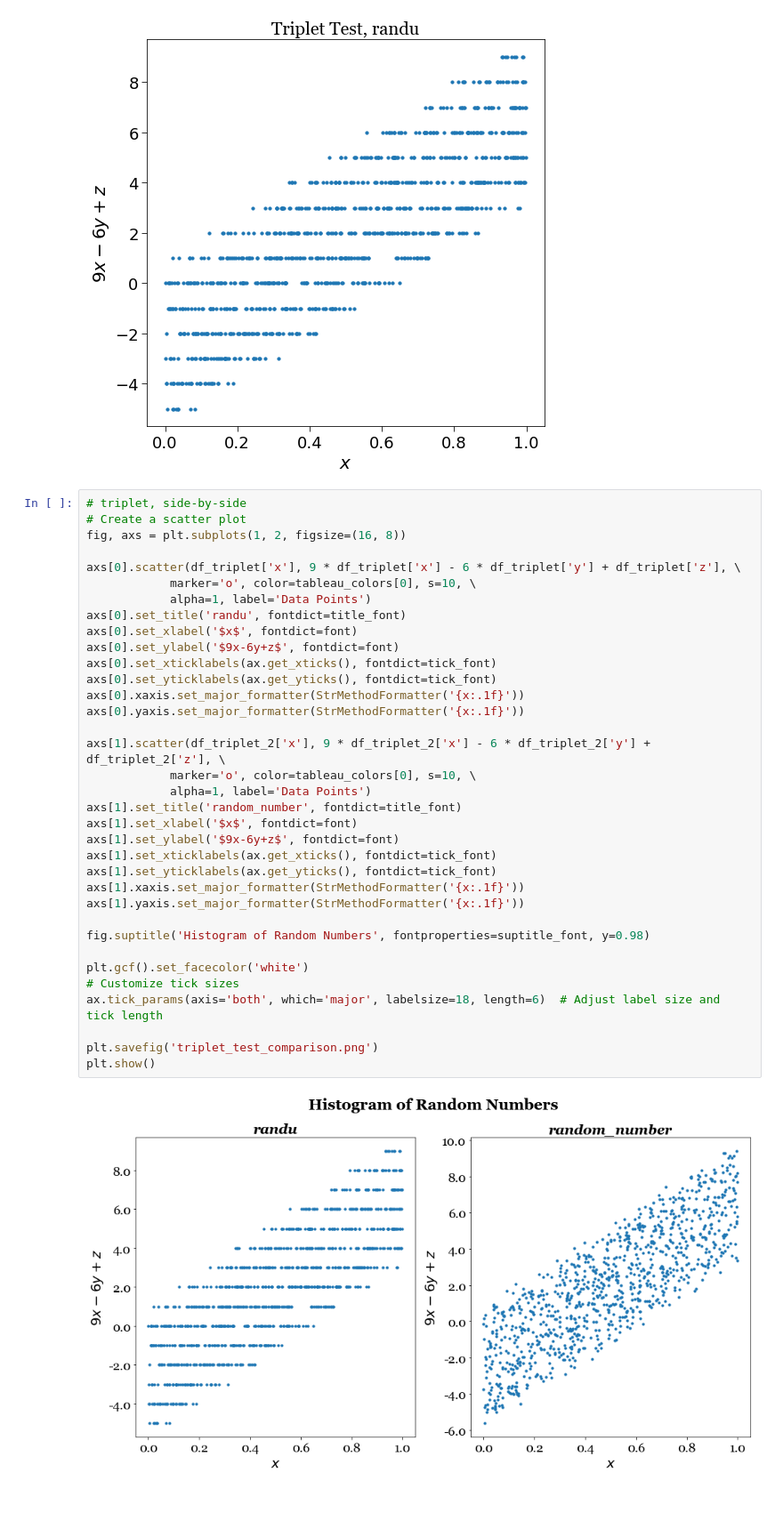
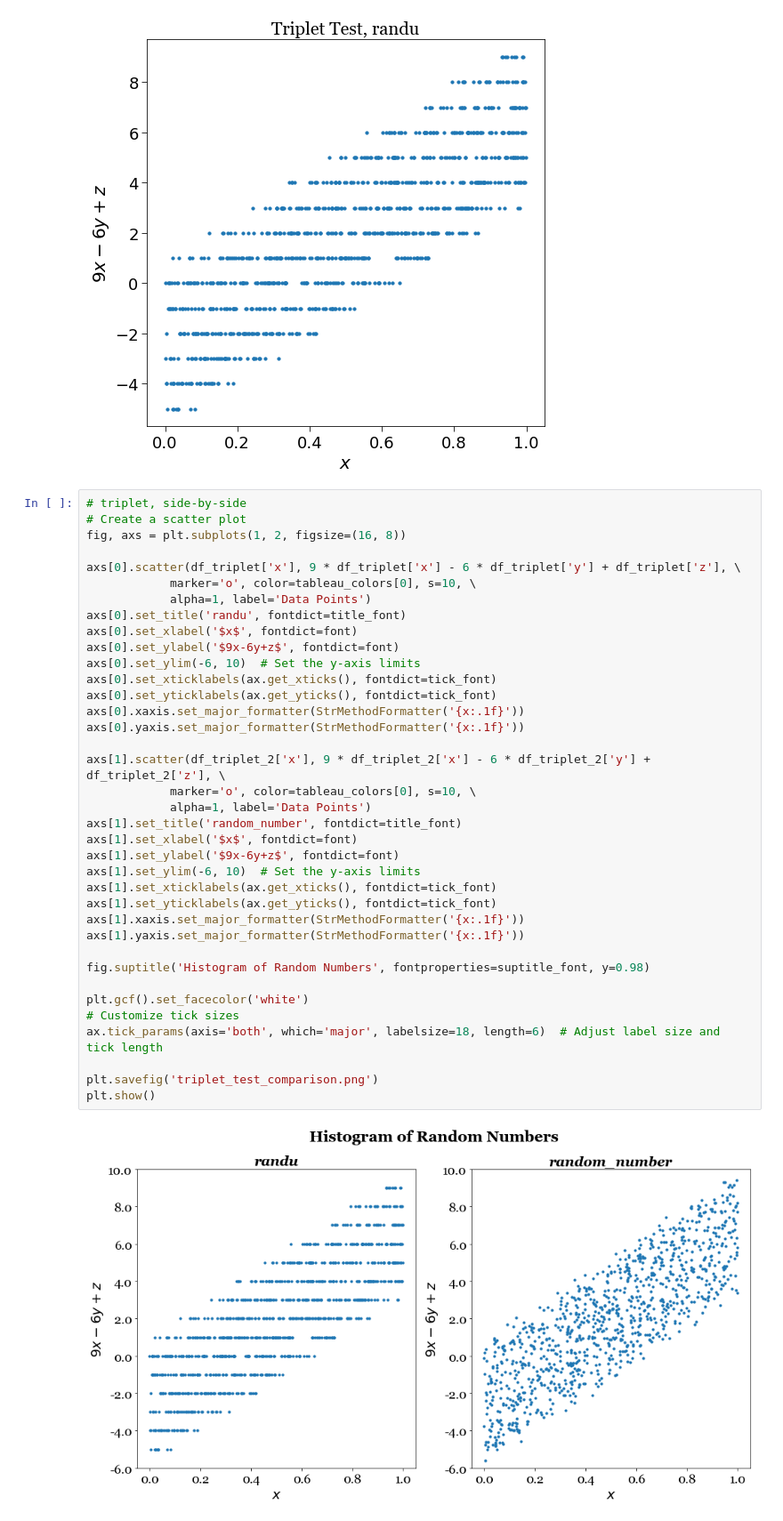
Before and after one commit to chew-in/computational_physics, a Jupyter notebook: RNG/RNG_analysis.ipynb, the cells around one changed output. Shown at 89% size. Cells and saved outputs as stored; diff of their text form.

```diff
--- a/RNG/RNG_analysis.ipynb
+++ b/RNG/RNG_analysis.ipynb
@@ -371,31 +371,33 @@ axs[0].scatter(df_triplet['x'], 9 * df_triplet['x'] - 6 * df_triplet['y'] + df_t
             marker='o', color=tableau_colors[0], s=10, \
             alpha=1, label='Data Points')
 axs[0].set_title('randu', fontdict=title_font)
 axs[0].set_xlabel('$x$', fontdict=font)
 axs[0].set_ylabel('$9x-6y+z$', fontdict=font)
+axs[0].set_ylim(-6, 10)  # Set the y-axis limits
 axs[0].set_xticklabels(ax.get_xticks(), fontdict=tick_font)
 axs[0].set_yticklabels(ax.get_yticks(), fontdict=tick_font)
 axs[0].xaxis.set_major_formatter(StrMethodFormatter('{x:.1f}'))
 axs[0].yaxis.set_major_formatter(StrMethodFormatter('{x:.1f}'))
 
 axs[1].scatter(df_triplet_2['x'], 9 * df_triplet_2['x'] - 6 * df_triplet_2['y'] + df_triplet_2['z'], \
             marker='o', color=tableau_colors[0], s=10, \
             alpha=1, label='Data Points')
 axs[1].set_title('random_number', fontdict=title_font)
 axs[1].set_xlabel('$x$', fontdict=font)
 axs[1].set_ylabel('$9x-6y+z$', fontdict=font)
+axs[1].set_ylim(-6, 10)  # Set the y-axis limits
 axs[1].set_xticklabels(ax.get_xticks(), fontdict=tick_font)
 axs[1].set_yticklabels(ax.get_yticks(), fontdict=tick_font)
 axs[1].xaxis.set_major_formatter(StrMethodFormatter('{x:.1f}'))
 axs[1].yaxis.set_major_formatter(StrMethodFormatter('{x:.1f}'))
 
 fig.suptitle('Histogram of Random Numbers', fontproperties=suptitle_font, y=0.98)
 
 plt.gcf().set_facecolor('white')
 # Customize tick sizes
 ax.tick_params(axis='both', which='major', labelsize=18, length=6)  # Adjust label size and tick length
 
 plt.savefig('triplet_test_comparison.png')
 plt.show()
 # %% [output]
-[figure, old version]
+[figure, new version]
```
Also changed, not shown: 1 other file.
